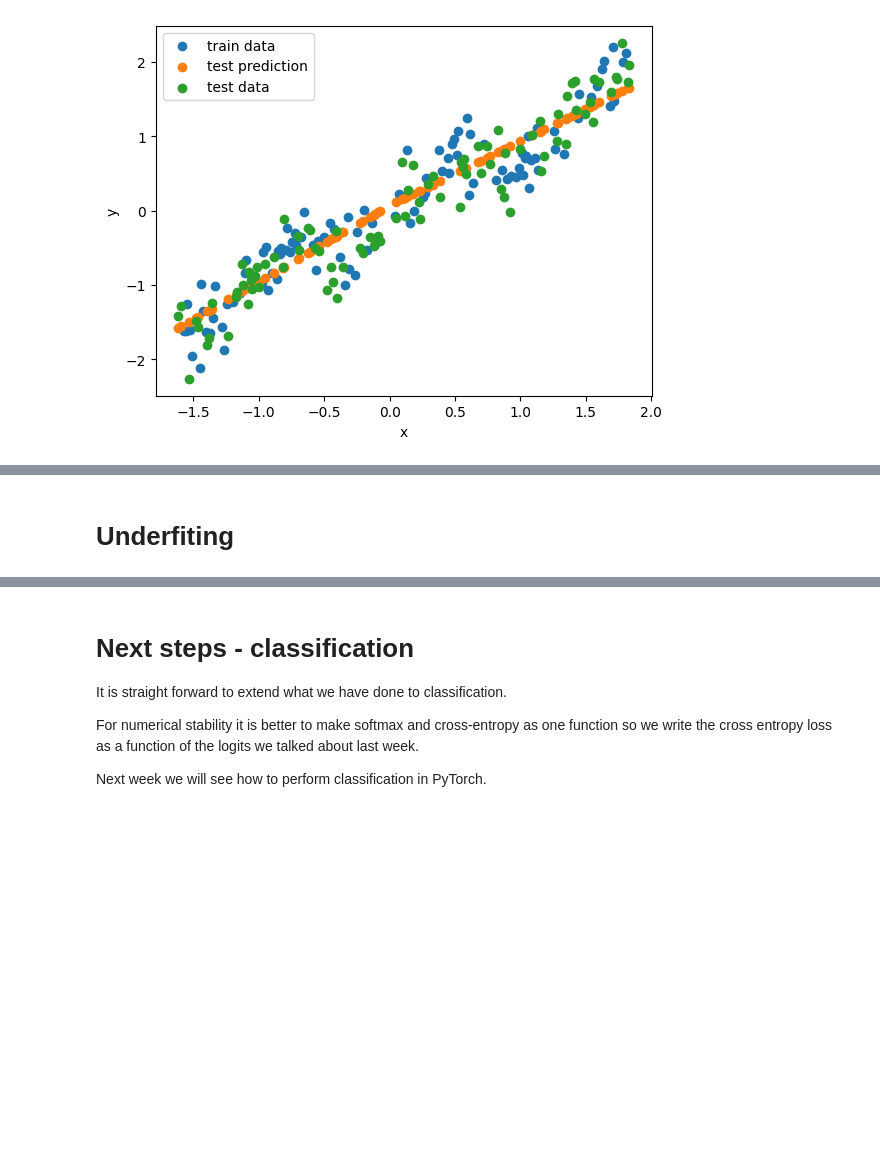
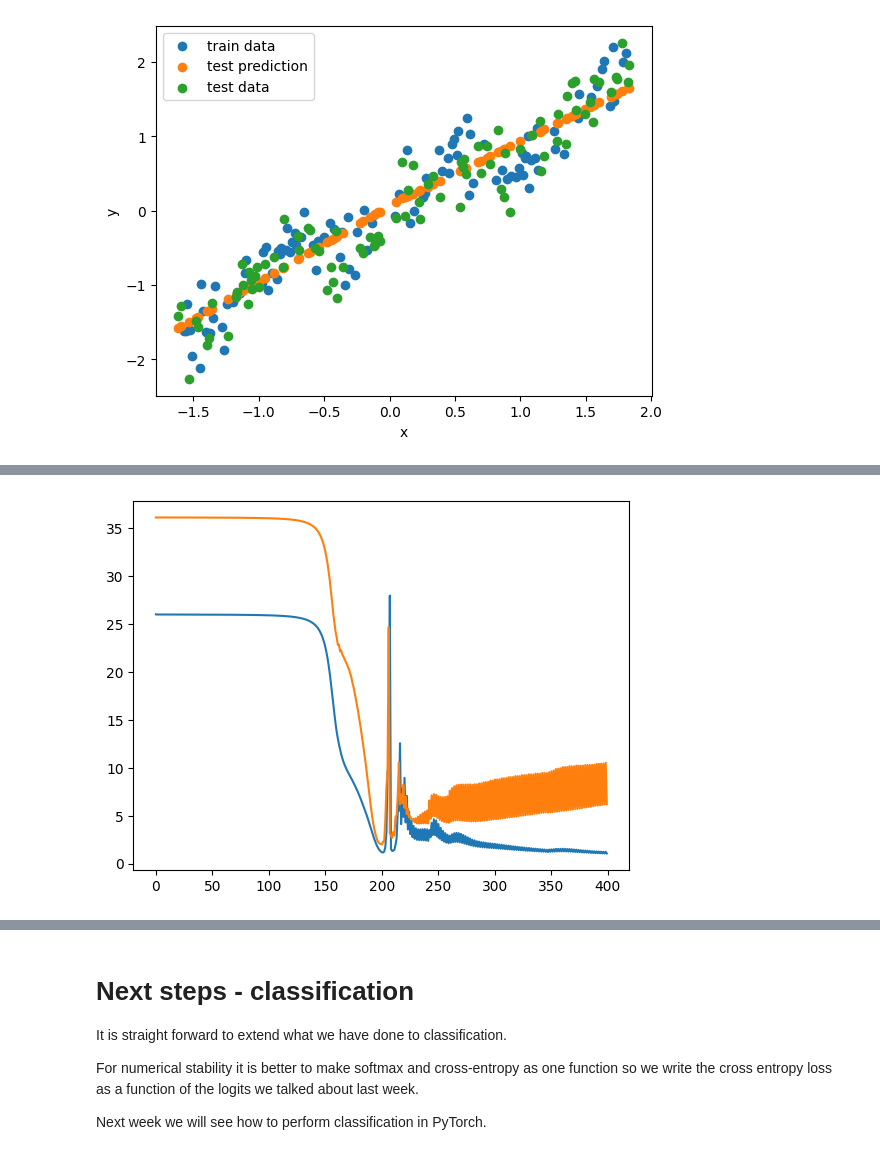
Before and after one commit to Maplewarrior/02456-deep-learning-with-PyTorch, a Jupyter notebook: 2_Feedforward_Python/2.1-EXE-FNN-AutoDif-Nanograd.ipynb, the cells around one changed output, grey strips where cells are left out. Saved outputs shown, nothing was run; the diff lists cells and outputs as text; code cells hidden in the pictures; blank space fills up the shorter version.

```diff
--- a/2_Feedforward_Python/2.1-EXE-FNN-AutoDif-Nanograd.ipynb
+++ b/2_Feedforward_Python/2.1-EXE-FNN-AutoDif-Nanograd.ipynb
@@ -925,23 +1005,26 @@ _Insert written answer here._
 # %%
+D1 = False
+x_train, y_train,  x_validation, y_validation, x_test, y_test = data_generator(n_samples=75, noise=0.5, D1=D1)
+print(x_test.shape)
+print(y_test.shape)
+x_train = nparray_to_Var(x_train)
+y_train = nparray_to_Var(y_train)
+x_validation = nparray_to_Var(x_validation)
+y_validation = nparray_to_Var(y_validation)
+x_test = nparray_to_Var(x_test)
+y_test = nparray_to_Var(y_test)
+
 # Initialize an arbitrary neural network
-# OverfitNN = [
-#     DenseLayer(1, 8, lambda x: x.relu()),
-#     DenseLayer(8, 16, lambda x: x.relu()),
-#     DenseLayer(16, 32, lambda x: x.relu()),
-#     DenseLayer(32, 8, lambda x: x.relu()),
-#     DenseLayer(8, 1, lambda x: x.identity())
-# ]
-
 OverfitNN = [
-    DenseLayer(1, 4, lambda x: x.relu()),
-    DenseLayer(4, 8, lambda x: x.relu()),
-    DenseLayer(8, 4, lambda x: x.relu()),
-    DenseLayer(4, 1, lambda x: x.identity())
+    DenseLayer(3, 6, lambda x: x.relu()),
+    DenseLayer(6, 12, lambda x: x.relu()),
+    DenseLayer(12, 6, lambda x: x.relu()),
+    DenseLayer(6, 1, lambda x: x.identity())
 ]
 
 # Initialize training hyperparameters
-EPOCHS = 500
-LEARN_R = 0.001
+EPOCHS = 400
+LEARN_R = 0.005
 
 train_loss = []
 val_loss = []
@@ -990,2 +1073,6 @@ for e in range(EPOCHS):
-# %% [markdown]
-# Underfiting
+# %%
+# blue = train, orange=test
+plt.plot(range(len(train_loss)), train_loss);
+plt.plot(range(len(val_loss)), val_loss);
+# %% [output]
+[figure, added]
```
Also changed, not shown: parts of 24 cells of this notebook.
